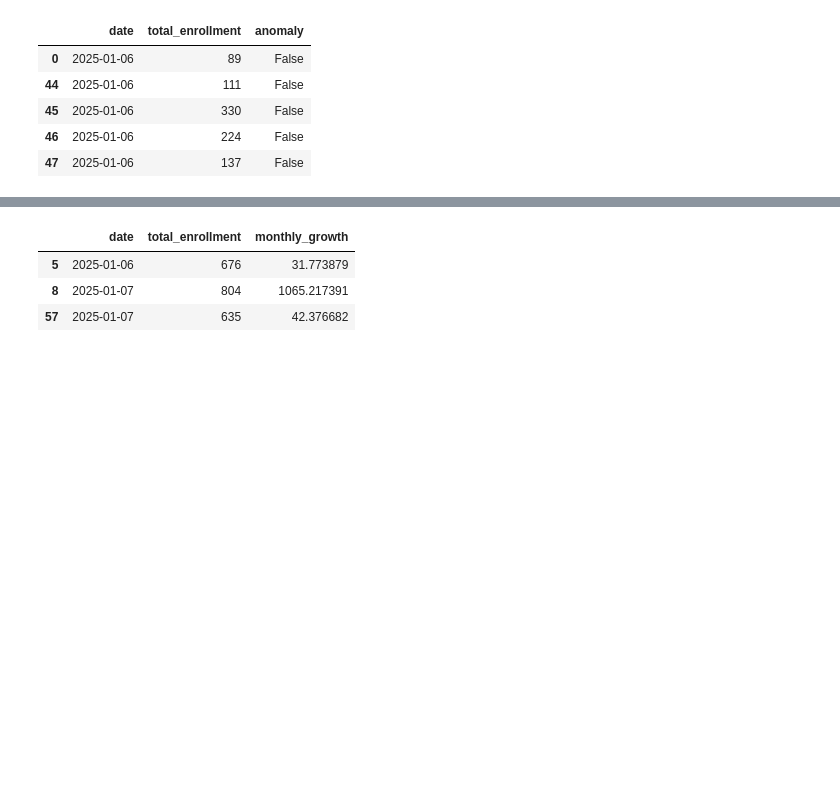
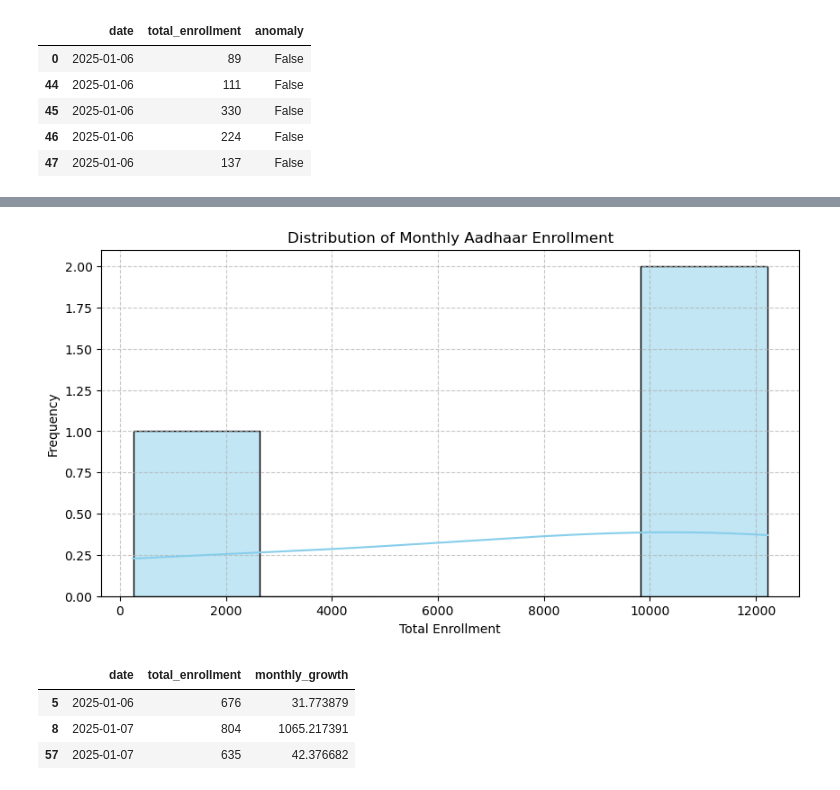
Before and after one commit to VinodhKumar-G/Aadhar-Enrollment-Anomaly-Detection, a Jupyter notebook: Notebook/Analysis.ipynb, the cells around one changed output, grey strips where cells are left out. Drawn from its saved outputs; the diff is of its cells as text; code cells hidden in the pictures; blank space fills up the shorter version.

Commit message:
Added histogram visualization for enrollment distribution

```diff
--- a/Notebook/Analysis.ipynb
+++ b/Notebook/Analysis.ipynb
@@ -137,3 +138,24 @@ plt.show()
+# %%
+plt.figure(figsize=(10,5))
+
+sns.histplot(
+    monthly_df['total_enrollment'],
+    bins=5,
+    kde=True,
+    color='skyblue'
+)
+
+plt.title("Distribution of Monthly Aadhaar Enrollment")
+plt.xlabel("Total Enrollment")
+plt.ylabel("Frequency")
+
+plt.grid(True, linestyle='--', alpha=0.7)
+
+plt.savefig("../Visuals/enrollment_distribution_histogram.png", bbox_inches="tight")
+
+plt.show()
+# %% [output]
+[figure, added]
 # %%
 df[df['anomaly']][['date', 'total_enrollment', 'monthly_growth']]
 # %% [output]
```
Also changed, not shown: parts of 4 cells of this notebook, 4 other files.
